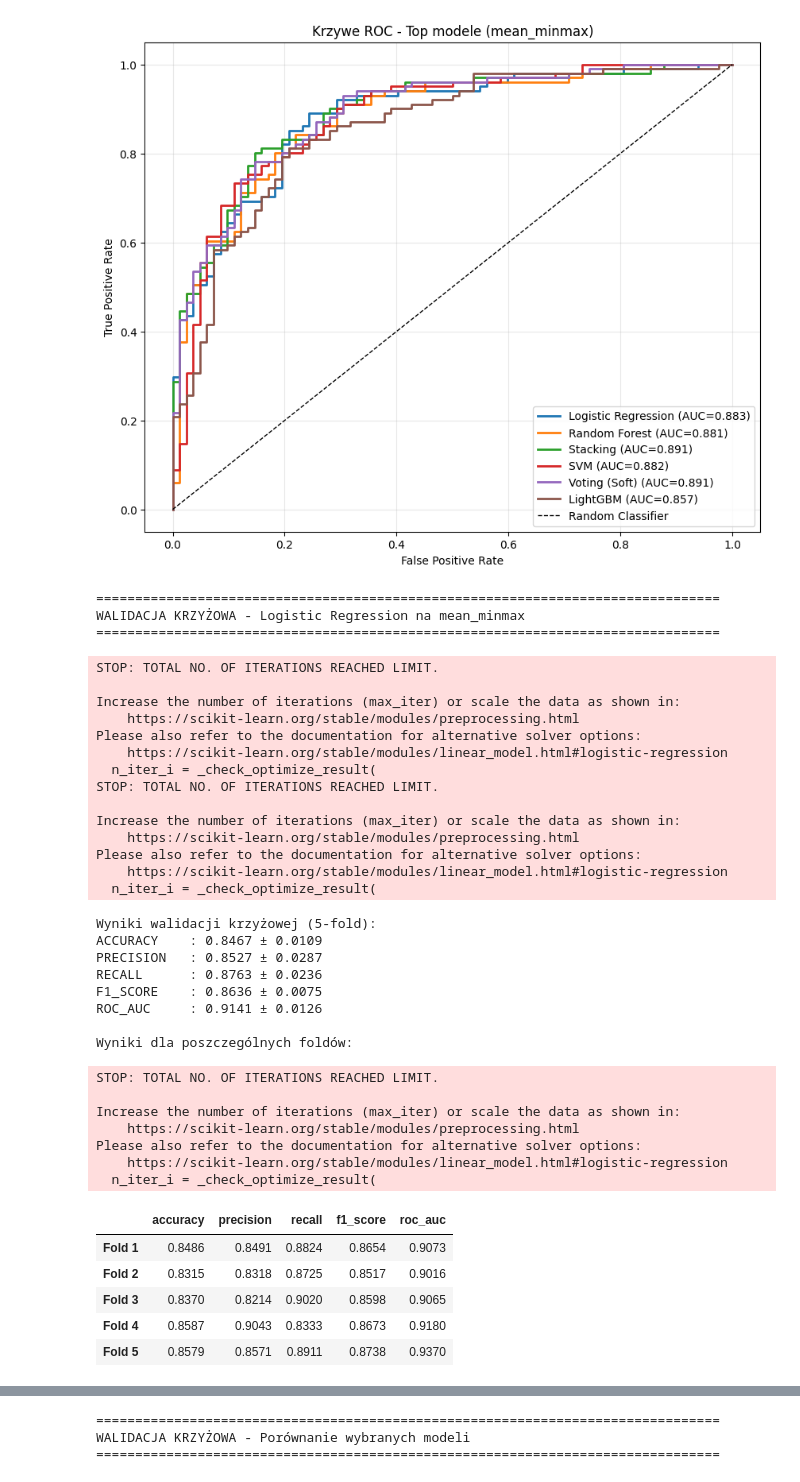
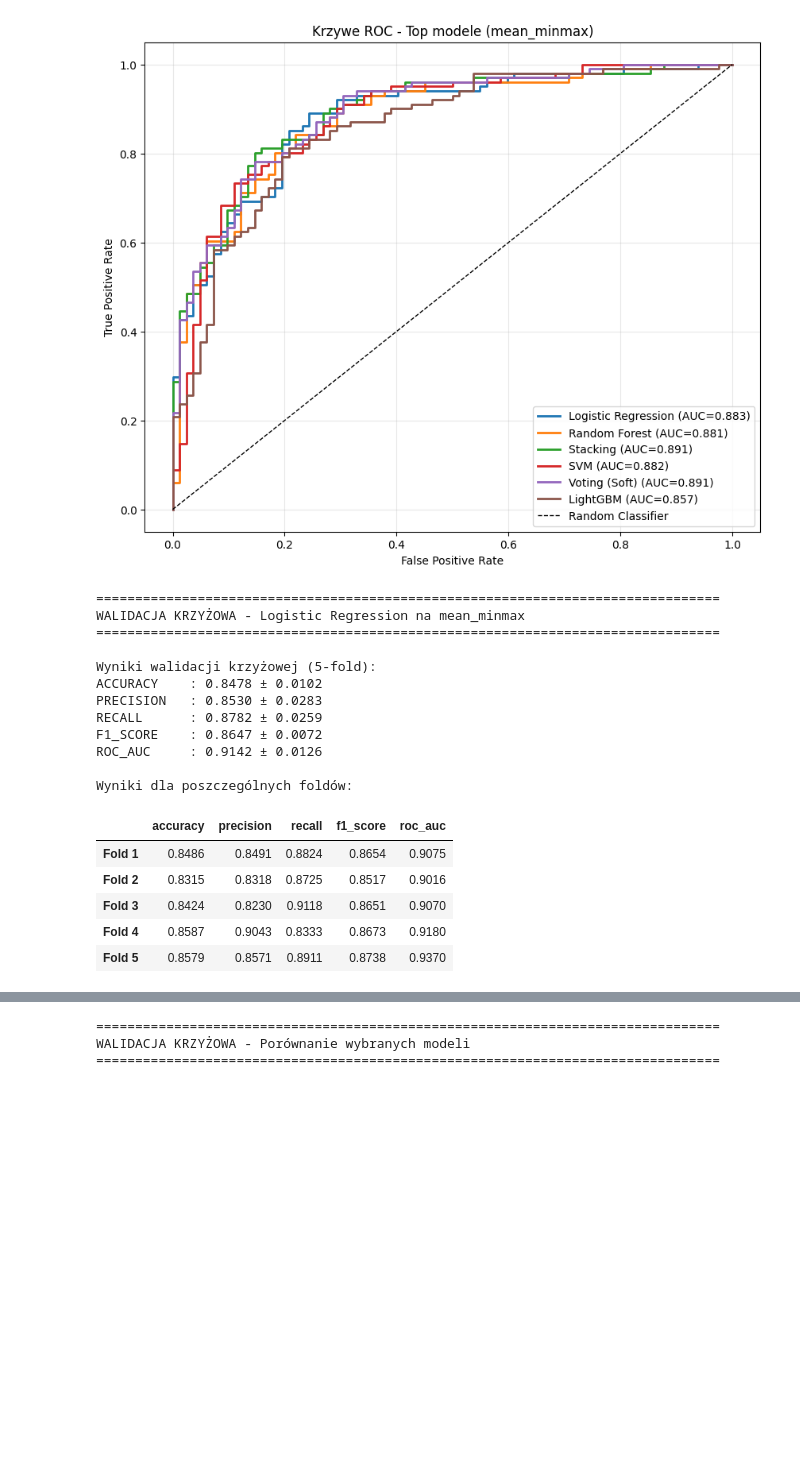
Before and after one commit to Nachos-mic/ZMUM_PROJEKT, a Jupyter notebook: zmum_project.ipynb, the cells around one changed output, grey strips where cells are left out. Saved outputs shown, nothing was run; the diff lists cells and outputs as text; code cells hidden in the pictures; blank space fills up the shorter version.

```diff
--- a/zmum_project.ipynb
+++ b/zmum_project.ipynb
@@ -2258,7 +2344,6 @@ print(f"\n{'='*80}")
 print(f"WALIDACJA KRZYŻOWA - {best_overall['Best Model']} na {best_dataset_name}")
 print(f"{'='*80}")
 
-# Przygotowanie pełnego datasetu (X, y)
 best_df = datasets[best_dataset_name].copy()
 cols_to_drop = ['num', 'dataset_origin']
 best_df = best_df.drop(columns=[c for c in cols_to_drop if c in best_df.columns], errors='ignore')
@@ -2269,73 +2354,52 @@ if 'has_disease' not in best_df.columns:
 X_full = best_df[[c for c in best_df.columns if c != 'has_disease']]
 y_full = best_df['has_disease']
 
-# Model do walidacji krzyżowej
 if best_overall['Best Model'] == 'Random Forest':
     cv_model = RandomForestClassifier(n_estimators=100, max_depth=10, random_state=42)
 elif best_overall['Best Model'] == 'Logistic Regression':
-    cv_model = LogisticRegression(max_iter=1000, random_state=42)
+    cv_model = LogisticRegression(max_iter=2000, random_state=42)
 elif best_overall['Best Model'] == 'SVM':
     cv_model = SVC(kernel='rbf', probability=True, random_state=42)
 elif best_overall['Best Model'] == 'Decision Tree':
     cv_model = DecisionTreeClassifier(max_depth=10, random_state=42)
 elif best_overall['Best Model'] == 'XGBoost':
     from xgboost import XGBClassifier
     cv_model = XGBClassifier(n_estimators=100, max_depth=5, learning_rate=0.1, random_state=42, eval_metric='logloss')
 elif best_overall['Best Model'] == 'LightGBM':
     from lightgbm import LGBMClassifier
     cv_model = LGBMClassifier(n_estimators=100, max_depth=5, learning_rate=0.1, random_state=42, verbose=-1)
 else:
     cv_model = RandomForestClassifier(n_estimators=100, max_depth=10, random_state=42)
 
 cv_results, fold_results = cross_validate_manual(cv_model, X_full, y_full, cv=5, random_state=42)
 
 print("\nWyniki walidacji krzyżowej (5-fold):")
 for metric in ['accuracy', 'precision', 'recall', 'f1_score', 'roc_auc']:
     mean_val = cv_results[f'{metric}_mean']
     std_val = cv_results[f'{metric}_std']
     print(f"{metric.upper():12s}: {mean_val:.4f} ± {std_val:.4f}")
 
 print("\nWyniki dla poszczególnych foldów:")
 fold_df = pd.DataFrame(fold_results)
 fold_df.index = [f'Fold {i+1}' for i in range(len(fold_df))]
 display(fold_df.round(4))
 # %% [output]
 ================================================================================
 WALIDACJA KRZYŻOWA - Logistic Regression na mean_minmax
 ================================================================================
+
+Wyniki walidacji krzyżowej (5-fold):
+ACCURACY    : 0.8478 ± 0.0102
+PRECISION   : 0.8530 ± 0.0283
+RECALL      : 0.8782 ± 0.0259
+F1_SCORE    : 0.8647 ± 0.0072
+ROC_AUC     : 0.9142 ± 0.0126
+
+Wyniki dla poszczególnych foldów:
-STOP: TOTAL NO. OF ITERATIONS REACHED LIMIT.
-
-Increase the number of iterations (max_iter) or scale the data as shown in:
-    https://scikit-learn.org/stable/modules/preprocessing.html
-Please also refer to the documentation for alternative solver options:
-    https://scikit-learn.org/stable/modules/linear_model.html#logistic-regression
-  n_iter_i = _check_optimize_result(
-STOP: TOTAL NO. OF ITERATIONS REACHED LIMIT.
-
-Increase the number of iterations (max_iter) or scale the data as shown in:
-    https://scikit-learn.org/stable/modules/preprocessing.html
-Please also refer to the documentation for alternative solver options:
-    https://scikit-learn.org/stable/modules/linear_model.html#logistic-regression
-  n_iter_i = _check_optimize_result(
-Wyniki walidacji krzyżowej (5-fold):
-ACCURACY    : 0.8467 ± 0.0109
-PRECISION   : 0.8527 ± 0.0287
-RECALL      : 0.8763 ± 0.0236
-F1_SCORE    : 0.8636 ± 0.0075
-ROC_AUC     : 0.9141 ± 0.0126
-
-Wyniki dla poszczególnych foldów:
-STOP: TOTAL NO. OF ITERATIONS REACHED LIMIT.
-
-Increase the number of iterations (max_iter) or scale the data as shown in:
-    https://scikit-learn.org/stable/modules/preprocessing.html
-Please also refer to the documentation for alternative solver options:
-    https://scikit-learn.org/stable/modules/linear_model.html#logistic-regression
-  n_iter_i = _check_optimize_result(
 |  | accuracy | precision | recall | f1_score | roc_auc |
-| Fold 1 | 0.8486 | 0.8491 | 0.8824 | 0.8654 | 0.9073 |
+| Fold 1 | 0.8486 | 0.8491 | 0.8824 | 0.8654 | 0.9075 |
 | Fold 2 | 0.8315 | 0.8318 | 0.8725 | 0.8517 | 0.9016 |
-| Fold 3 | 0.8370 | 0.8214 | 0.9020 | 0.8598 | 0.9065 |
+| Fold 3 | 0.8424 | 0.8230 | 0.9118 | 0.8651 | 0.9070 |
 | Fold 4 | 0.8587 | 0.9043 | 0.8333 | 0.8673 | 0.9180 |
 | Fold 5 | 0.8579 | 0.8571 | 0.8911 | 0.8738 | 0.9370 |
 # %%
```
Also changed, not shown: parts of 11 cells of this notebook.
